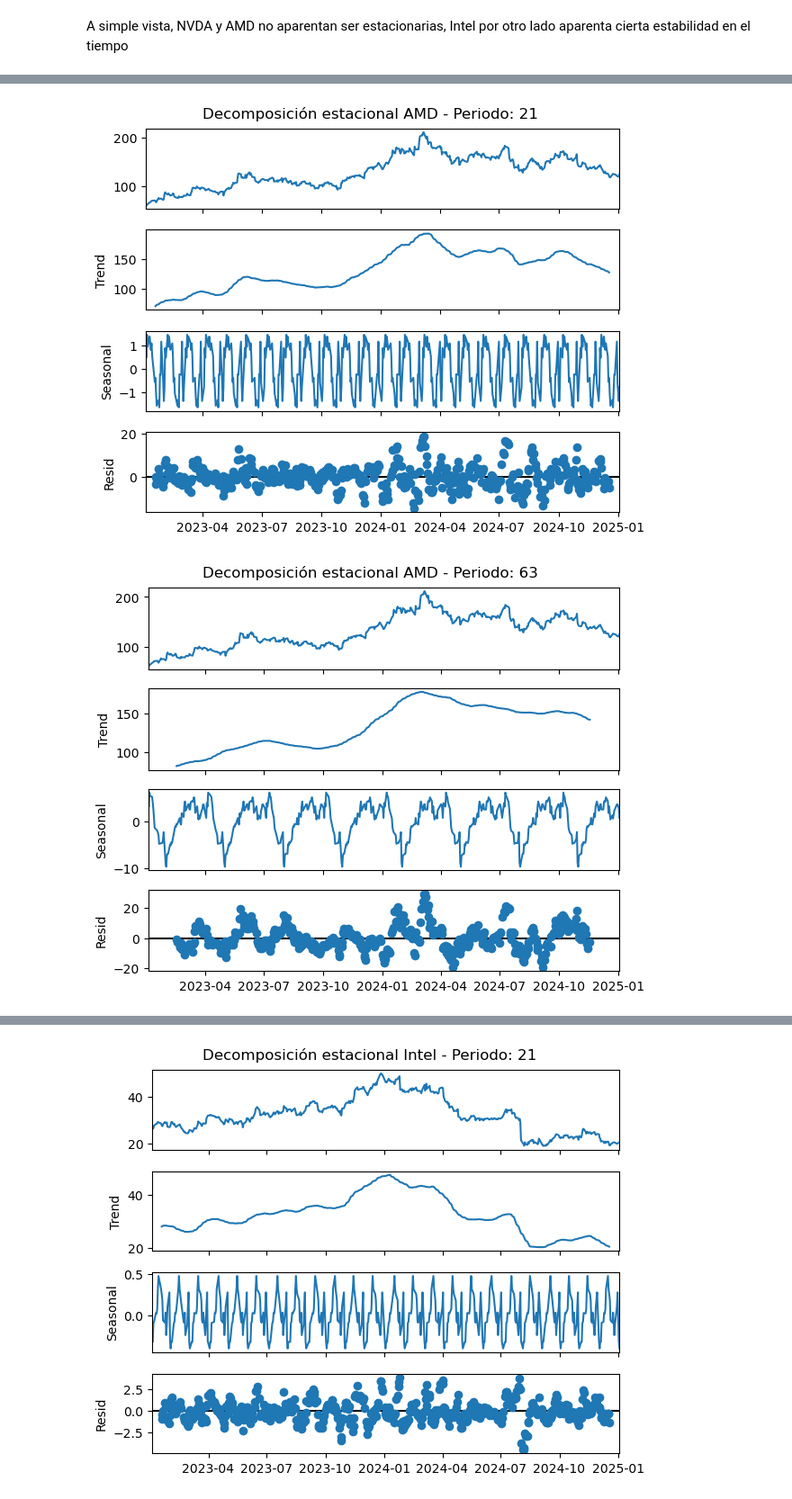
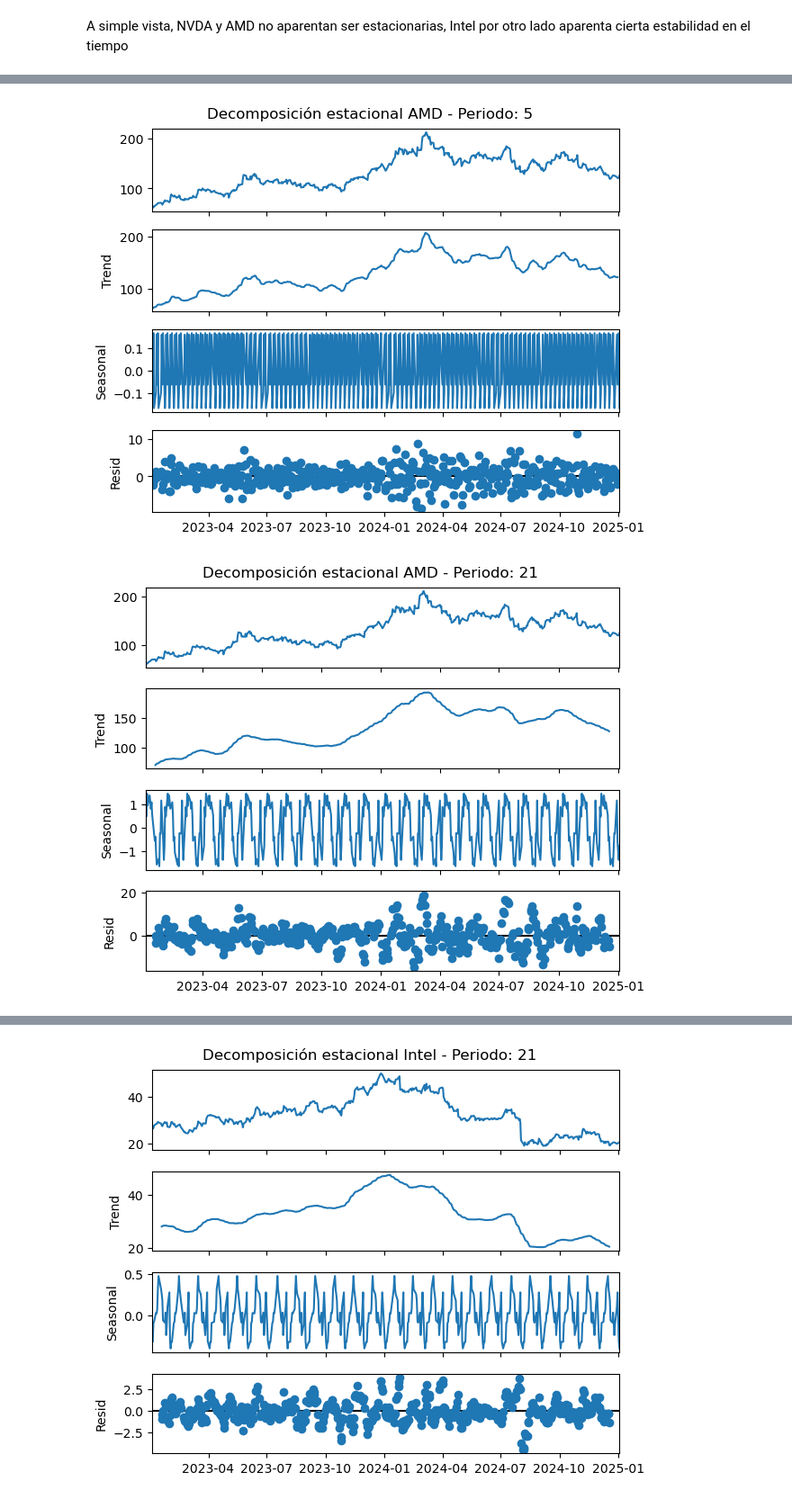
Before and after one commit to NicoPala01/AST_MCD_E10, a Jupyter notebook: AST_notebook.ipynb, the cells around one changed output, grey strips where cells are left out. Shown at 90% size. Drawn from its saved outputs; the diff is of its cells as text; code cells hidden in the pictures.

```diff
--- a/AST_notebook.ipynb
+++ b/AST_notebook.ipynb
@@ -54,7 +66,7 @@ plt.show()
 A simple vista, NVDA y AMD no aparentan ser estacionarias, Intel por otro lado aparenta cierta estabilidad en el tiempo
 # %%
 # Descomposicion estacional NVDA
-for p in [21, 63, 126, 252]:
+for p in [5, 21, 63, 126, 252]:
     decomposicion_nvda = seasonal_decompose(nvda_data, model='additive', period=p)
     ax = decomposicion_nvda.plot()
     ax.suptitle(f'Decomposición estacional NVDA - Periodo: {p}', y=1.02)
@@ -67,10 +80,10 @@ for p in [21, 63, 126, 252]:
 # %%
 # Descomposicion estacional AMD
-for p in [21, 63, 126, 252]:
+for p in [5, 21, 63, 126, 252]:
     decomposicion_amd = seasonal_decompose(amd_data, model='additive', period=p)
     ax = decomposicion_amd.plot()
     ax.suptitle(f'Decomposición estacional AMD - Periodo: {p}', y=1.02)
     plt.show()
 # %% [output]
-[figure, old version]
+[figure, new version]
-[figure, old version]
+[figure, new version]
```
Also changed, not shown: parts of 12 cells of this notebook.
